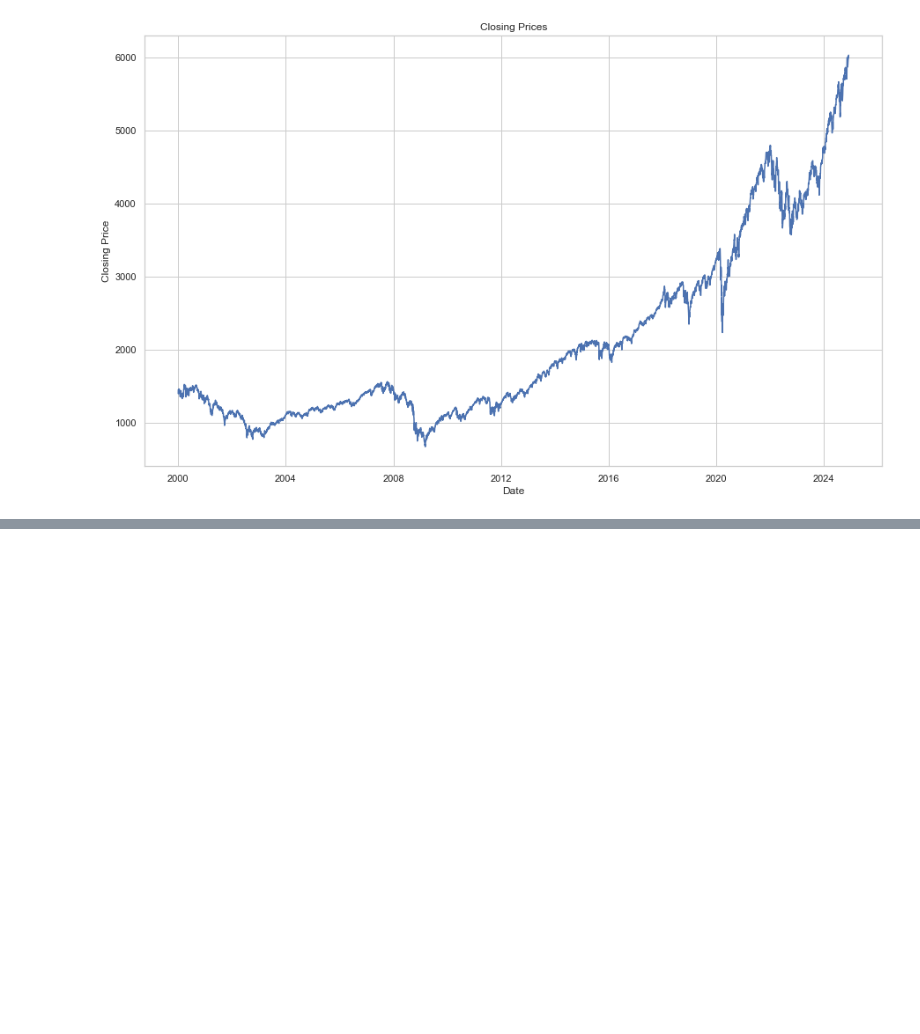
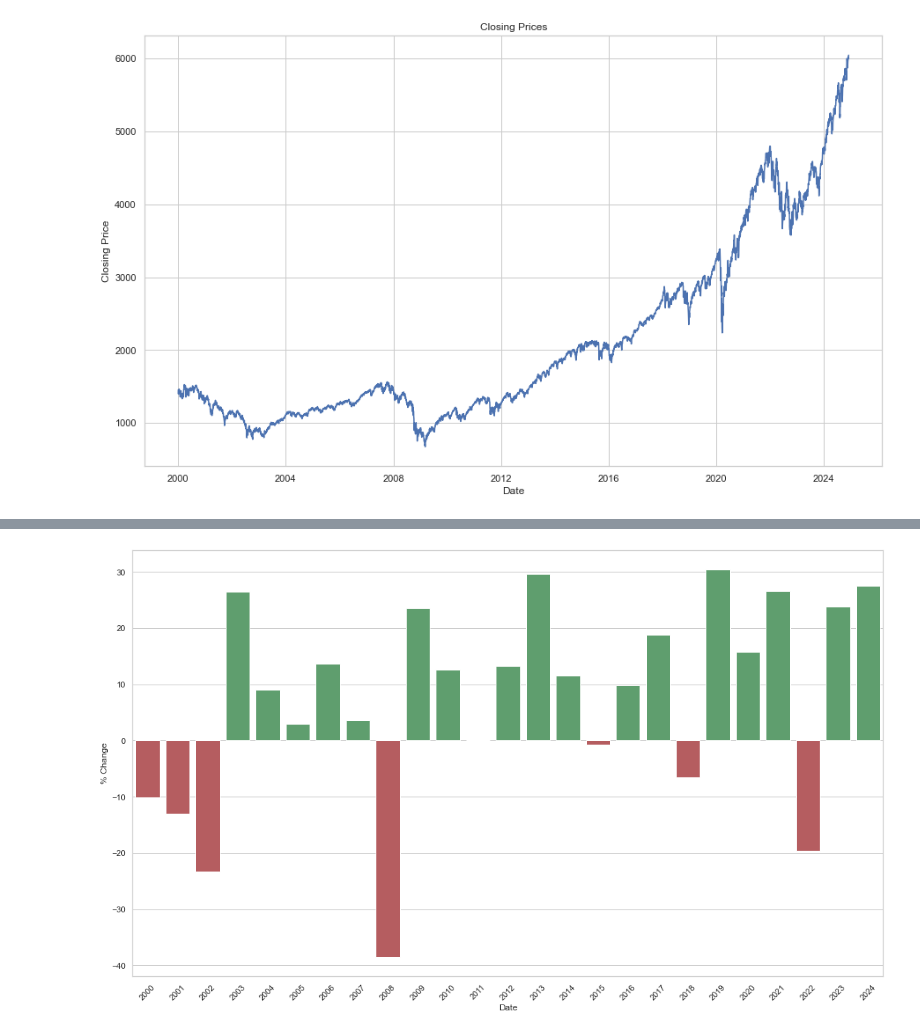
Before and after one commit to alejotoro-o/SPX-analysis, a Jupyter notebook: spx_analysis.ipynb, the cells around one changed output, grey strips where cells are left out. Saved outputs shown, nothing was run; the diff lists cells and outputs as text; code cells hidden in the pictures; blank space fills up the shorter version.

```diff
--- a/spx_analysis.ipynb
+++ b/spx_analysis.ipynb
@@ -110,0 +164,3 @@ plt.show()
+# %%
+yearly_df["% Change"] = yearly_df.apply(lambda row: round(((row["Close"] - row["Open"])/row["Open"])*100, 2), axis=1)
+display(yearly_df)
@@ -110,0 +185,9 @@ plt.show()
+# %%
+colors = ["g" if val >= 0 else "r" for val in yearly_df["% Change"]]
+
+plt.figure(figsize=(15,9))
+plt.xticks(rotation=45)
+sns.barplot(data=yearly_df, x=yearly_df["Date"].dt.year, y="% Change", palette=colors)
+plt.tight_layout()
+# %% [output]
+[figure, added]
```
Also changed, not shown: parts of 23 cells of this notebook.
